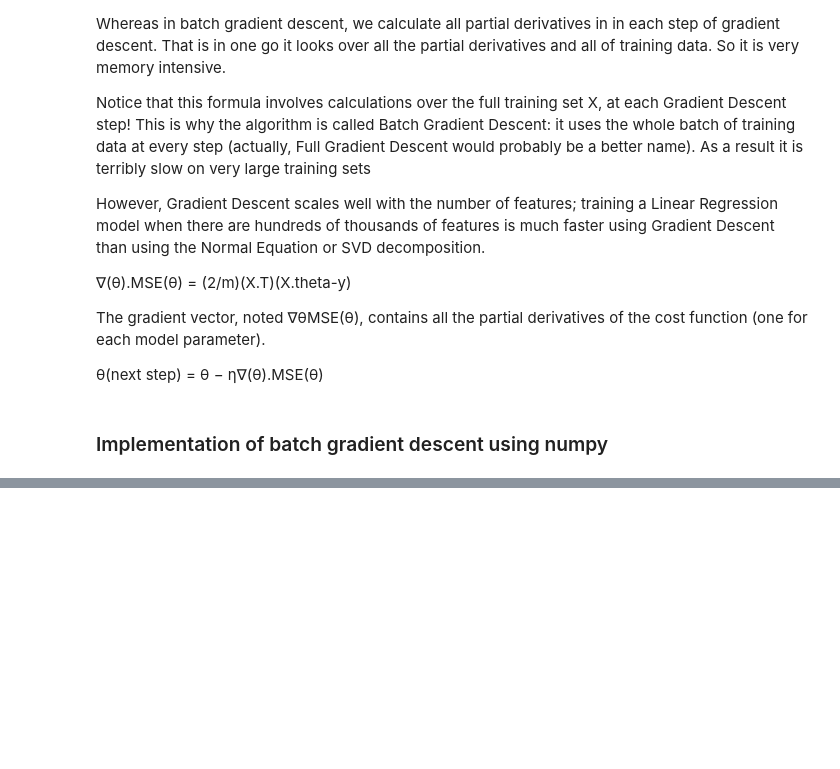
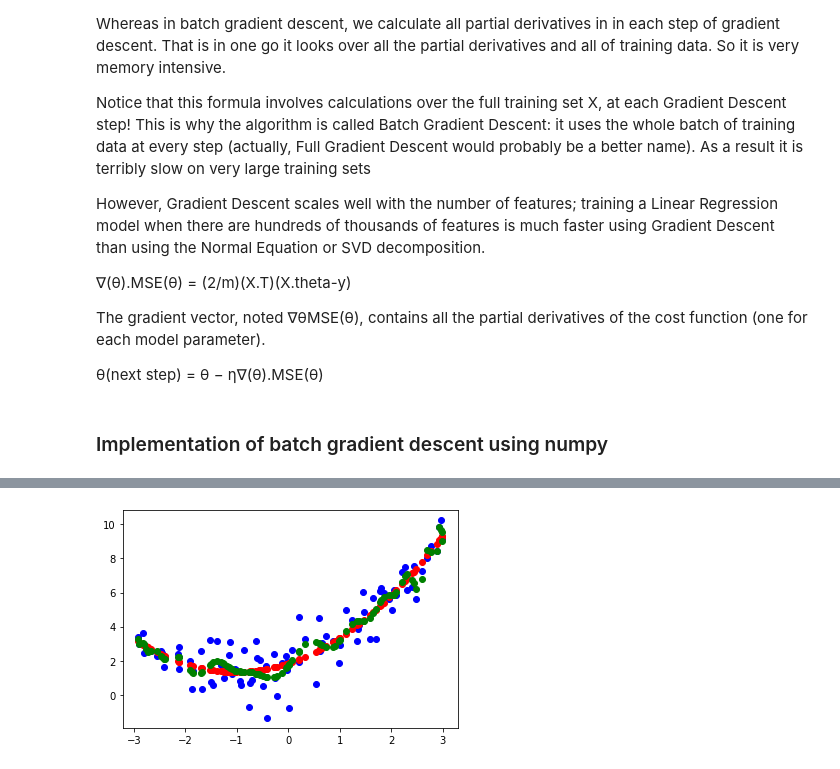
Before and after one commit to Richish/hands_on_ml, a Jupyter notebook: 4_model_selection.ipynb, the cells around one changed output, grey strips where cells are left out. Drawn from its saved outputs; the diff is of its cells as text; code cells hidden in the pictures; blank space fills up the shorter version.

```diff
--- a/4_model_selection.ipynb
+++ b/4_model_selection.ipynb
@@ -236,0 +384,18 @@ array([[4.01123089],
+# %%
+# trying a 30 degree(high degree) polynomial causes overfitting
+
+poly_feature_h = PolynomialFeatures(degree=30, include_bias=False)
+X_poly_h = poly_feature_h.fit_transform(X)
+
+lin_reg_h = LinearRegression()
+lin_reg_h.fit(X_poly_h, y)
+lin_reg_h.intercept_, lin_reg_h.coef_
+
+y_predict_h = lin_reg_h.predict(X_poly_h)
+
+plt.plot(X, y, 'bo')
+plt.plot(X, y_predict, 'ro')
+plt.plot(X, y_predict_h, 'go')
+plt.show()
+# %% [output]
+[figure, added]
```
Also changed, not shown: parts of 31 cells of this notebook.
